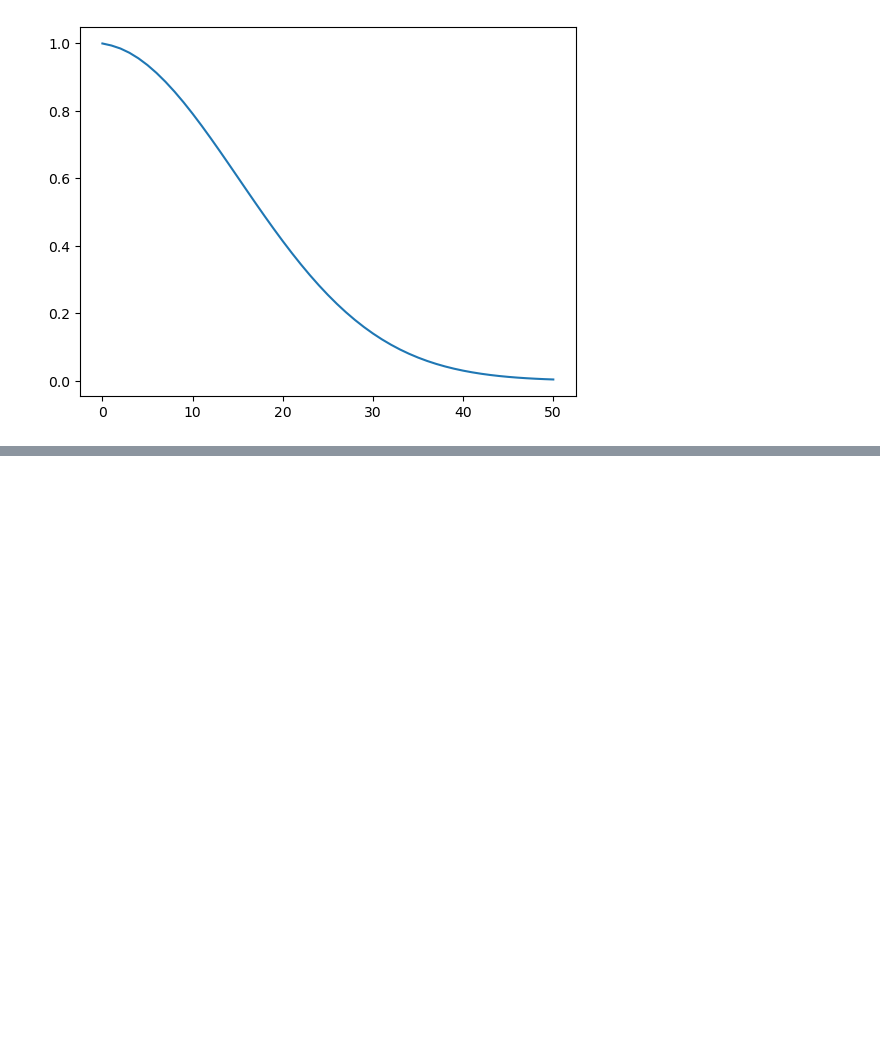
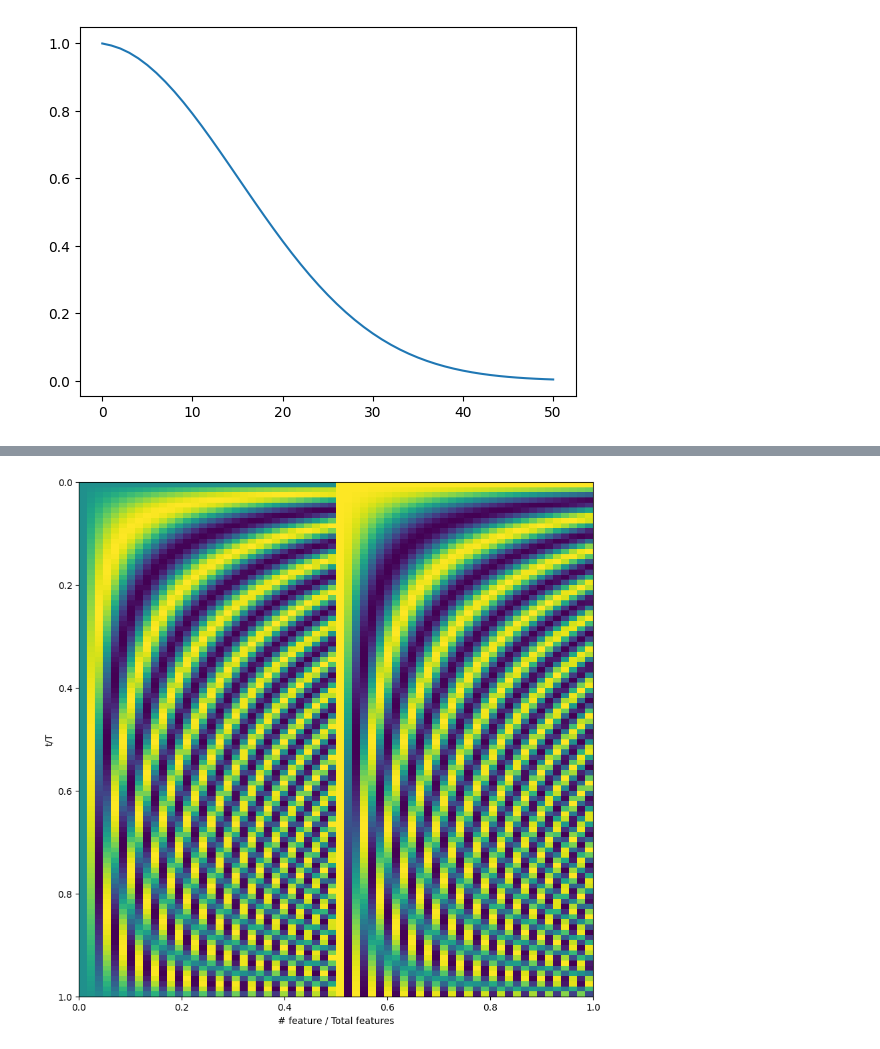
Before and after one commit to SebastianMerino/DiffusionBeamformer, a Jupyter notebook: schedule_test.ipynb, the cells around one changed output, grey strips where cells are left out. Cells and saved outputs as stored; diff of their text form; code cells hidden in the pictures; blank space fills up the shorter version.

```diff
--- a/schedule_test.ipynb
+++ b/schedule_test.ipynb
@@ -48,0 +53,22 @@ plt.show()
+# %%
+
+import math
+emb_dim = 64
+time_steps = 100
+time = torch.arange(0,time_steps)
+device = time.device
+half_dim = emb_dim // 2
+freqs = torch.arange(0,half_dim) / half_dim * math.pi
+# embeddings = torch.exp(torch.arange(half_dim, device=device) * -embeddings)
+embeddings = time[:, None]/time_steps*half_dim * freqs[None, :]
+embeddings = torch.cat((embeddings.sin(), embeddings.cos()), dim=-1)
+
+
+plt.figure(figsize=[10,10])
+plt.imshow(embeddings[:,:].to('cpu'), extent=[0,1,1,0])
+plt.xlabel('# feature / Total features')
+plt.ylabel("t/T")
+#plt.xlim(0,10)
+plt.show()
+# %% [output]
+[figure, added]
```
Also changed, not shown: parts of 2 cells of this notebook, 3 other files.
